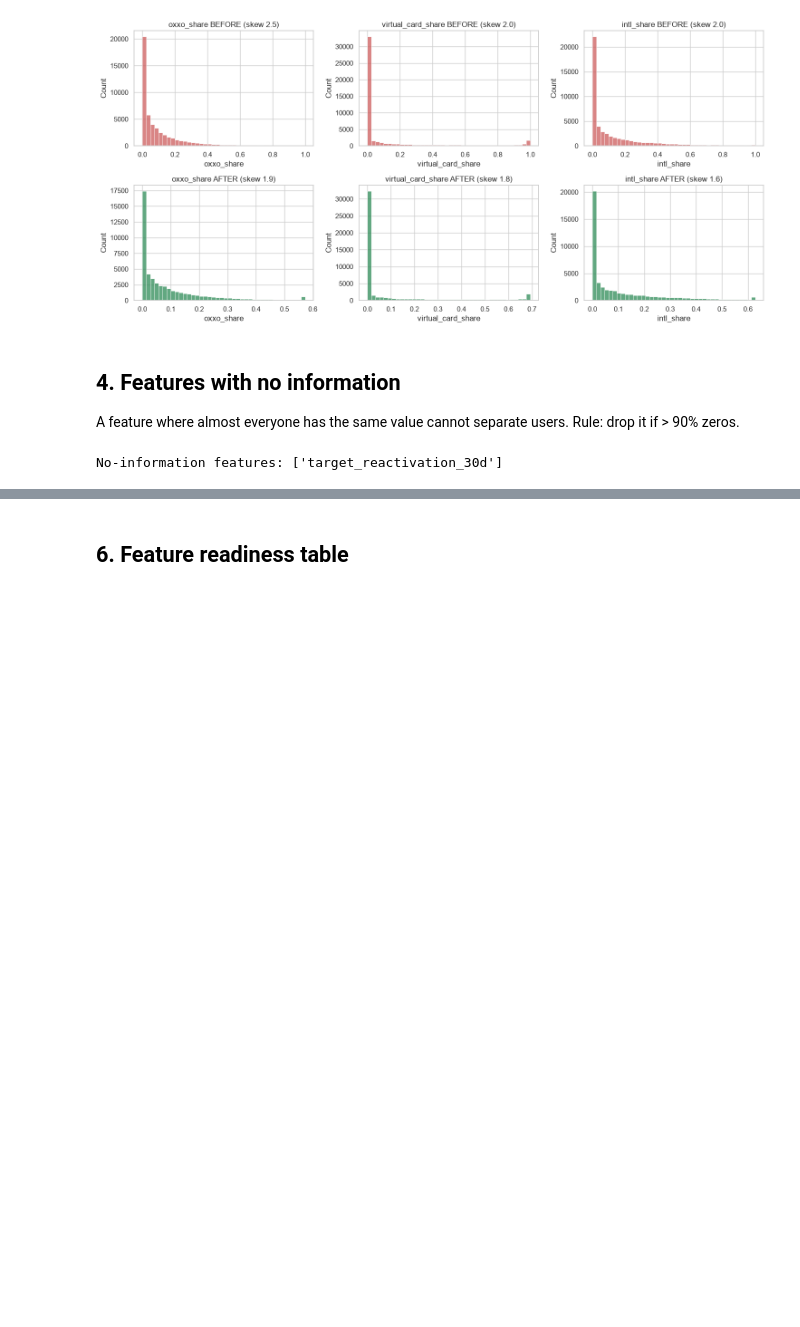
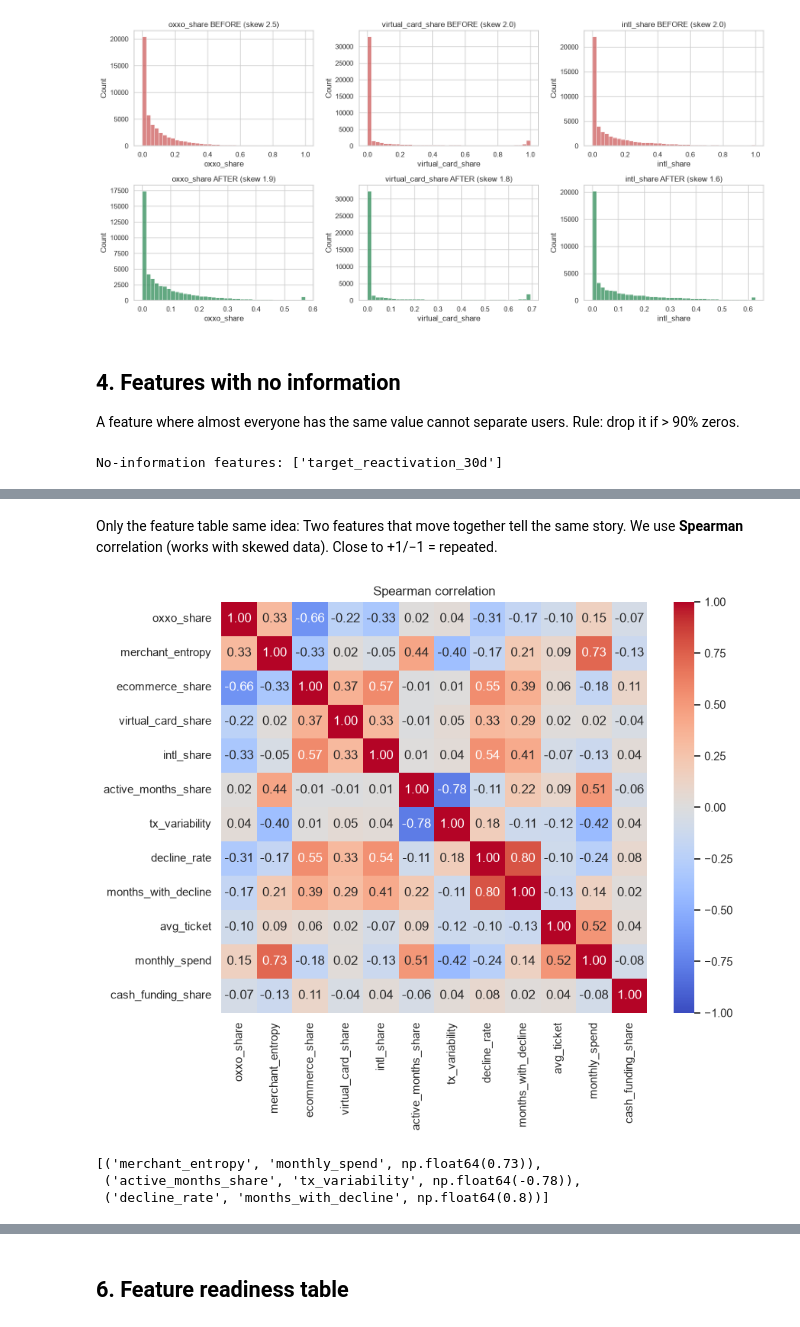
Before and after one commit to Krdz14/EDAgroup5, a Jupyter notebook: Evidence_2.ipynb, the cells around one changed output, grey strips where cells are left out. Saved outputs shown, nothing was run; the diff lists cells and outputs as text; code cells hidden in the pictures; blank space fills up the shorter version.

```diff
--- a/Evidence_2.ipynb
+++ b/Evidence_2.ipynb
@@ -169,2 +166,18 @@ plt.show()
+# %% [markdown]
+Only the feature table same idea: Two features that move together tell the same story. We use **Spearman** correlation (works with skewed data). Close to +1/−1 = repeated.
+# %%
+corr = T.corr(method="spearman")
+plt.figure(figsize=(9, 7))
+sns.heatmap(corr, annot=True, fmt=".2f", cmap="coolwarm", center=0, vmin=-1, vmax=1)
+plt.title("Spearman correlation"); plt.show()
+
+# list the pairs that are too similar (|corr| >= 0.7)
+pairs = [(a, b, round(corr.loc[a, b], 2)) for i, a in enumerate(corr.columns) for b in corr.columns[i+1:] if abs(corr.loc[a, b]) >= 0.7]
+pairs
+# %% [output]
+[figure, added]
+[('merchant_entropy', 'monthly_spend', np.float64(0.73)),
+ ('active_months_share', 'tx_variability', np.float64(-0.78)),
+ ('decline_rate', 'months_with_decline', np.float64(0.8))]
 # %%
 # Simple rule: from each too-similar pair, drop the second one
```
Also changed, not shown: parts of 7 cells of this notebook.
